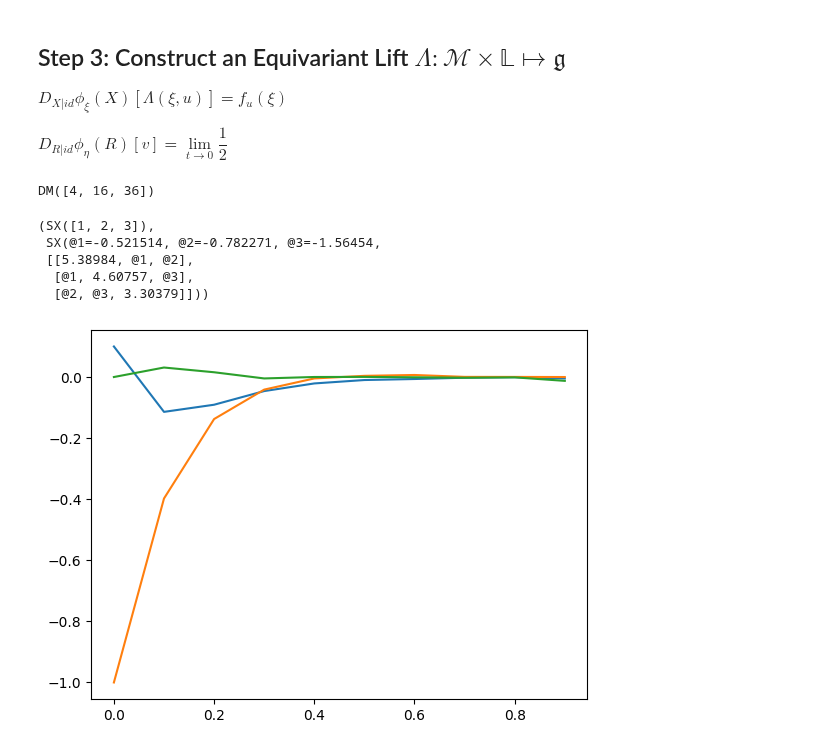
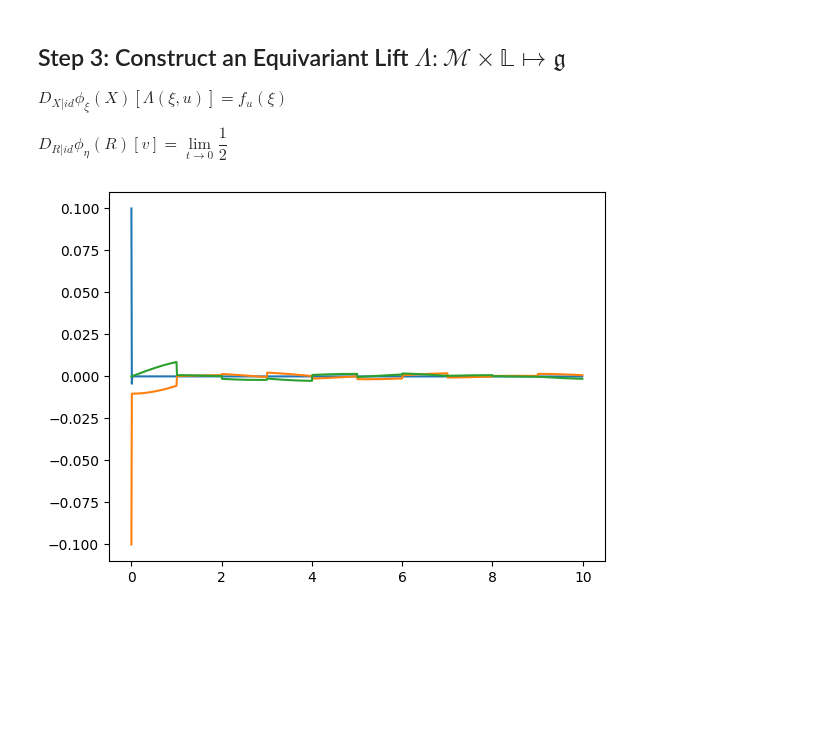
Before and after one commit to CogniPilot/cyecca, a Jupyter notebook: notebook/EquivariantExample.ipynb, the cells around one changed output. Cells and saved outputs as stored; diff of their text form; code cells hidden in the pictures; blank space fills up the shorter version.

```diff
--- a/notebook/EquivariantExample.ipynb
+++ b/notebook/EquivariantExample.ipynb
@@ -66,5 +67 @@ import matplotlib.pyplot as plt
-# %%
-ca.DM([2, 4, 6]) ** 2
-# %% [output]
-DM([4, 16, 36])
 # %%
@@ -139,8 +99,0 @@ f_ekf_predict = derive_ekf_predict(funcs["f_f"])
-# %%
-f_ekf_predict([1, 2, 3], [1, 2, 3], [], ca.SX.eye(3), ca.SX.eye(3), ca.SX.eye(3), 1)
-# %% [output]
-(SX([1, 2, 3]),
- SX(@1=-0.521514, @2=-0.782271, @3=-1.56454,
- [[5.38984, @1, @2],
-  [@1, 4.60757, @3],
-  [@2, @3, 3.30379]]))
@@ -189,54 +100,64 @@ f_ekf_correct_g = derive_ekf_correct(funcs["f_g"])
 # %%
 def simulate():
-    dt = 0.1
-    tf = 1
+    x = np.array([1, 0, 0])
+    x_h = np.array([0.9, 0.1, 0])
+
+    n_x = 3
+    dt = 0.01
+    tf = 10
+    t_vect = np.arange(0, tf, dt)
+    n_t = len(t_vect)
+
     hist = {
-        "x": [],
-        "x_h": [],
-        "t": [],
-        "P": [],
+        "x": np.zeros((n_t, n_x)),
+        "x_h": np.zeros((n_t, n_x)),
+        "t": t_vect,
+        "P": np.zeros((n_t, n_x**2)),
     }
 
-    x = np.array([1, 0, 0])
-    x_h = np.array([0.9, 1.0, 0])
-
-    u = np.array([1, 2, 3])
+    u = np.array([1, 0, 0])
     p = np.array([])
 
-    P = 10 * np.eye(3)
-    Q = 10 * np.eye(3)
-    M = 10 * np.eye(3)
-    R = 10 * np.eye(3)
-    R_g = 0.1 * np.eye(1)
+    w_nasd = 1 # process noise amplitude spectral density
+    gyro_nasd = 1 # gyro noise amplitude spectral density
+    mag_std = 1e-3 # mag noise std dev.
+    g_std = 1e-3 # g constraint std
 
-    for t in np.arange(0, tf, dt):
+    x0_std = 1
+
+    P = np.eye(3)*x0_std**2
+    Q = np.eye(3)*w_nasd/np.sqrt(dt)
+    M = np.eye(3)*gyro_nasd/np.sqrt(dt)
+    R_h = np.eye(3)*mag_std**2
+    R_g = np.eye(1)*g_std**2
+
+    for i, t in enumerate(t_vect):
         # store
-        hist["t"].append(t)
-        hist["x"].append(np.array(ca.DM(x)).reshape(-1))
-        hist["x_h"].append(np.array(ca.DM(x_h)).reshape(-1))
-        hist["P"].append(np.array(ca.DM(P)).reshape(-1))
+        hist["x"][i, :] = np.array(x).reshape(-1)
+        hist["x_h"][i, :]  = np.array(x_h).reshape(-1)
+        hist["P"][i, :] = np.array(P).reshape(-1)
 
         # simulate
         x = funcs["f_f"](x, u, p, dt)
-        y_h = funcs["f_h"](x, u, p) + 0.01 * np.random.randn(3)
-
-        # filter
         x_h, P = f_ekf_predict(x_h, u, p, P, Q, M, dt)
 
-        x_h, P = f_ekf_correct_h(x_h, u, p, y_h, P, R)
+        # correct mag
+        if i % 100 == 0:
+            # magnetometer measurement
+            y_h = funcs["f_h"](x, u, p) + mag_std * np.random.randn(3)
+            x_h, P = f_ekf_correct_h(x_h, u, p, y_h, P, R_h)
 
+        # correct g
         g = funcs["f_g"](x_h, u, p)
         x_h, P = f_ekf_correct_g(x_h, u, p, 1, P, R_g)
 
-    for k in hist.keys():
-        hist[k] = np.array(hist[k])
     return hist
 
 
 hist = simulate()
 plt.plot(hist["t"], hist["x"] - hist["x_h"]);
 # %% [output]
-[figure, old version]
+[figure, new version]
 # %%
 plt.plot(hist["t"], hist["P"][:, 0])
 plt.plot(hist["t"], hist["P"][:, 4])
```
Also changed, not shown: parts of 4 cells of this notebook, 2 other files.
